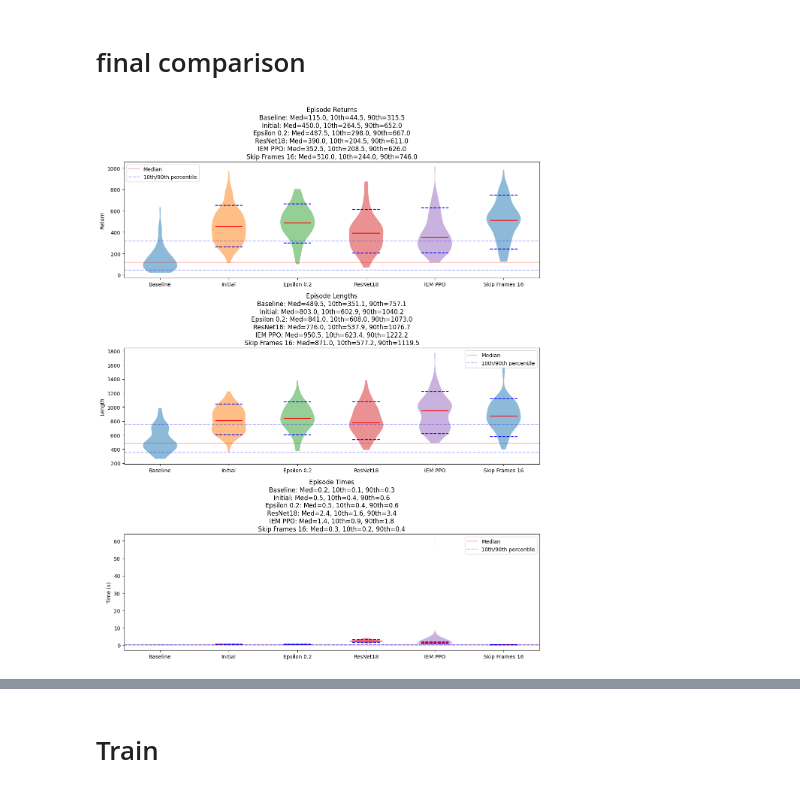
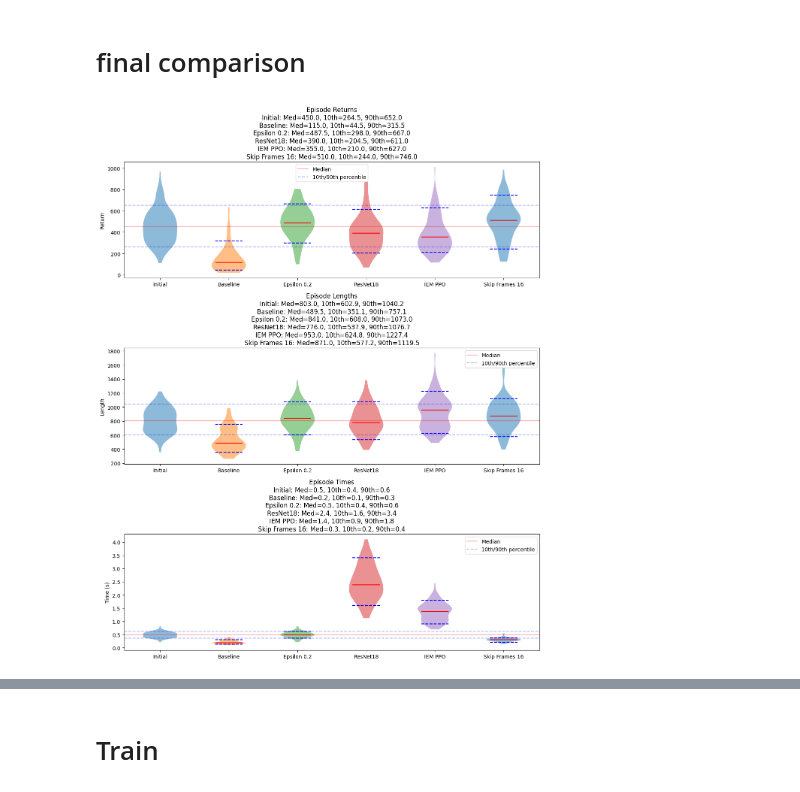
Before and after one commit to florinbarbisch/rle-assginment, a Jupyter notebook: eval.ipynb, the cells around one changed output, grey strips where cells are left out. Cells and saved outputs as stored; diff of their text form; code cells hidden in the pictures.

```diff
--- a/eval.ipynb
+++ b/eval.ipynb
@@ -222,8 +222,8 @@ plot_episode_stats_violin(df_initial, df_epsilon_0_2, df_epsilon_0_3, df_epsilon
 # %% [output]
 [figure]
 # %%
-df_resnet = load_df(r"runs\ALE\SpaceInvaders-v5__ppo_resnet__1__20241223_152919\events.out.tfevents.1734964165.DESKTOP-O5Q6R7F.36740.0", filter_prefix="eval/") # eval job on slurm failed
-df_resnet_pretrained = load_df(r"runs\ALE\SpaceInvaders-v5__ppo_resnet_pretrained__1__20241223_153307\events.out.tfevents.1734964393.DESKTOP-O5Q6R7F.5756.0", filter_prefix="eval/") # eval job on slurm failed
+df_resnet = load_df(tensorboard_paths['ppo_resnet'], filter_prefix="eval/")
+df_resnet_pretrained = load_df(tensorboard_paths['ppo_resnet_pretrained'], filter_prefix="eval/")
 
 plot_episode_stats_violin(df_initial, df_resnet, df_resnet_pretrained, labels=['Initial', 'ResNet18', 'ResNet18 Pretrained'])
 # %% [output]
@@ -231,5 +231,5 @@ plot_episode_stats_violin(df_initial, df_resnet, df_resnet_pretrained, labels=['
 # %%
-df_iem_ppo = load_df(r"runs\ALE\SpaceInvaders-v5__iem_ppo__1__20241223_125342\events.out.tfevents.1734954828.DESKTOP-O5Q6R7F.36984.0", filter_prefix="eval/")
+df_iem_ppo = load_df(tensorboard_paths['iem_ppo'], filter_prefix="eval/")
 
 plot_episode_stats_violin(df_initial, df_iem_ppo, labels=['Initial', 'IEM PPO'])
 # %% [output]
@@ -274,10 +274,13 @@ Max: 1.2
 # %% [markdown]
 # final comparison
+# %%
+max_return_idx = df_iem_ppo['eval/episodic_time'].idxmax()
+df_iem_ppo_filtered = df_iem_ppo.drop(max_return_idx)
 # %%
-dfs_comparison = [baseline_df, initial_df, df_epsilon_0_2, df_resnet, df_iem_ppo, df_skip_frames_16]
-labels = ['Baseline', 'Initial', 'Epsilon 0.2', 'ResNet18', 'IEM PPO', 'Skip Frames 16']
+dfs_comparison = [initial_df, baseline_df, df_epsilon_0_2, df_resnet, df_iem_ppo_filtered, df_skip_frames_16]
+labels = ['Initial', 'Baseline', 'Epsilon 0.2', 'ResNet18', 'IEM PPO', 'Skip Frames 16']
 plot_episode_stats_violin(*dfs_comparison, labels=labels)
 # %% [output]
-[figure, old version]
+[figure, new version]
 # %%
 # compare without baseline
```
Also changed, not shown: parts of 5 cells of this notebook.
